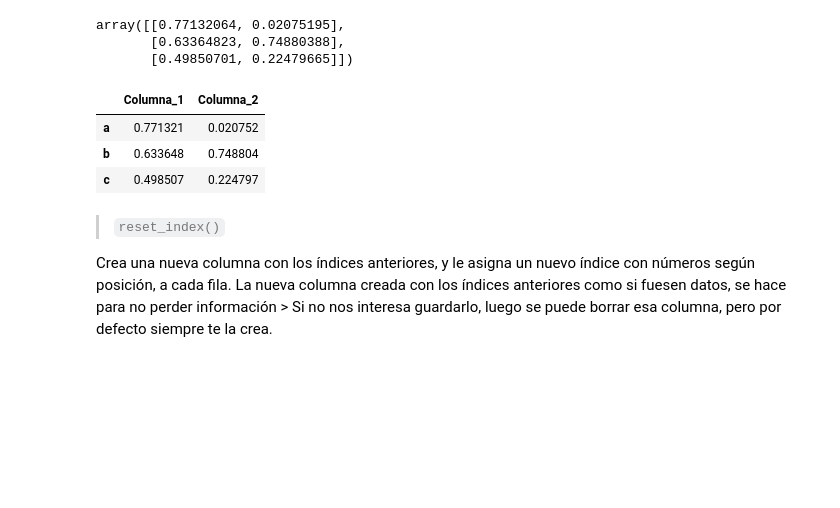
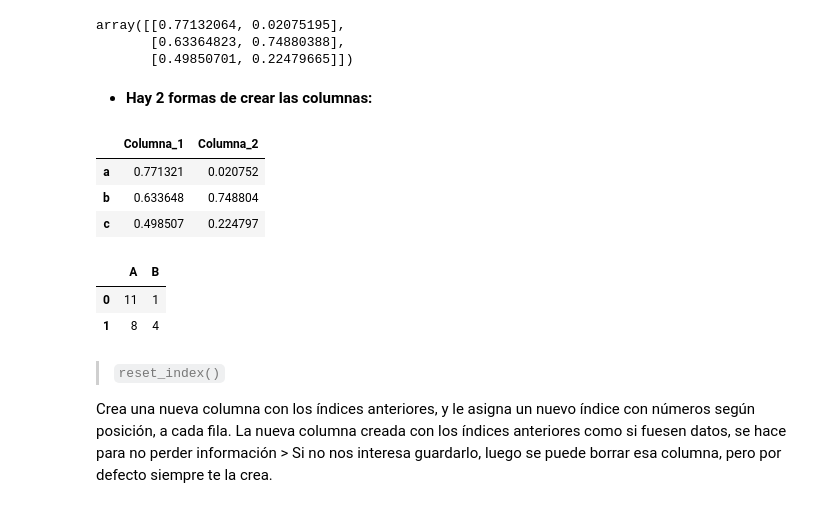
Before and after one commit to XimenaPO/DS_PT_09_2023, a Jupyter notebook: Data_Analysis/2-Pandas/Teoría/1_Introducing-Pandas-Objects.ipynb, the cells around one changed output. Cells and saved outputs as stored; diff of their text form; code cells hidden in the pictures; blank space fills up the shorter version.

```diff
--- a/Data_Analysis/2-Pandas/Teoría/1_Introducing-Pandas-Objects.ipynb
+++ b/Data_Analysis/2-Pandas/Teoría/1_Introducing-Pandas-Objects.ipynb
@@ -635 +649,3 @@ array([[0.77132064, 0.02075195],
+# %% [markdown]
+- **Hay 2 formas de crear las columnas:**
 # %%
@@ -643,6 +660,15 @@ x
 | a | 0.771321 | 0.020752 |
 | b | 0.633648 | 0.748804 |
 | c | 0.498507 | 0.224797 |
+# %%
+# OPCIÓN 2 - Mediante list
+A = pd.DataFrame(np.random.randint(0, 20, (2, 2)),
+                 columns=list('AB'))
+A
+# %% [output]
+|  | A | B |
+| 0 | 11 | 1 |
+| 1 | 8 | 4 |
 # %% [markdown]
 > `reset_index()`
 
```
Also changed, not shown: parts of 3 cells of this notebook, 1 other file.
